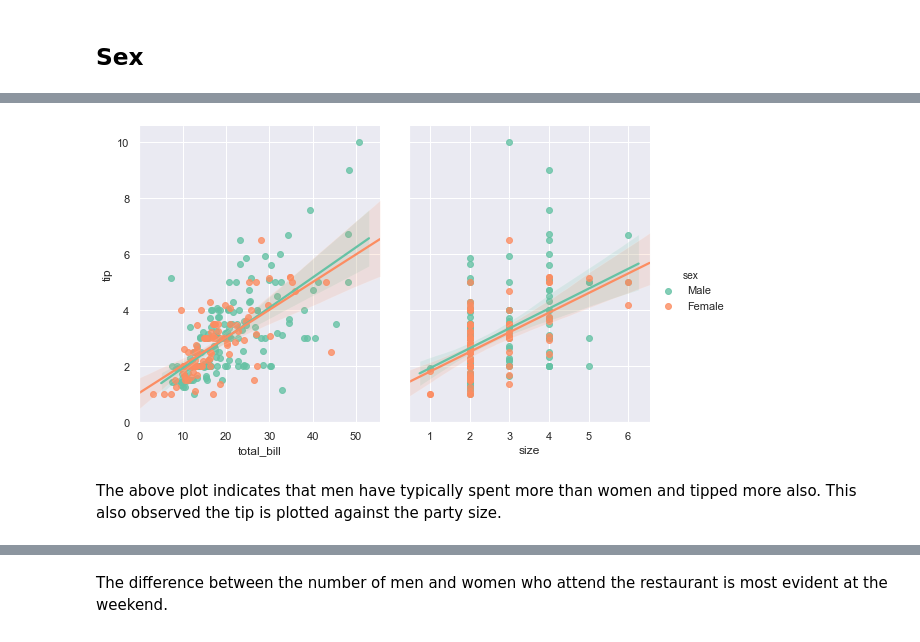
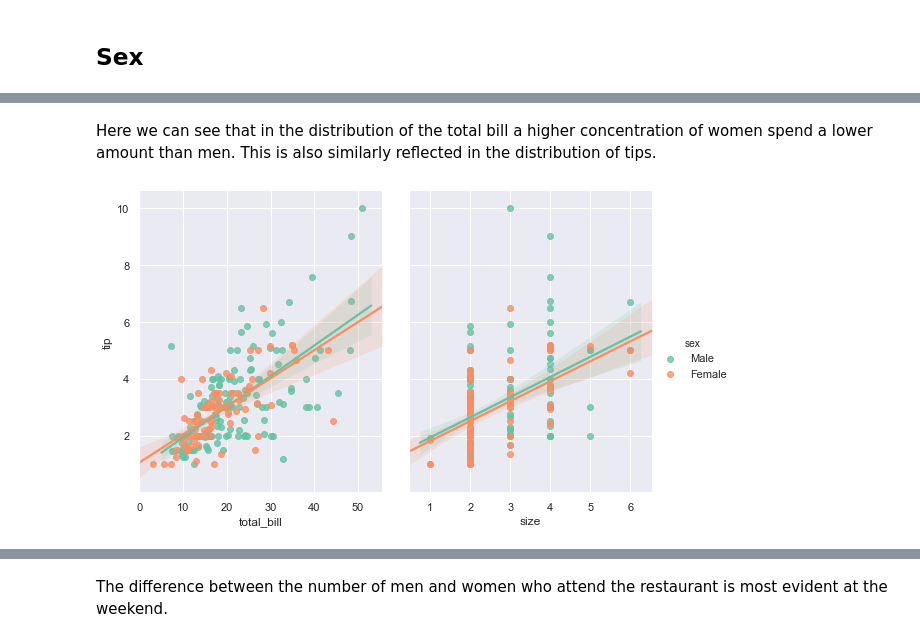
Before and after one commit to ANihill/Fundamentals-Assessment, a Jupyter notebook: Fundamentals of Data Analytics - Assessment.ipynb, the cells around one changed output, grey strips where cells are left out. Drawn from its saved outputs; the diff is of its cells as text; code cells hidden in the pictures.

```diff
--- a/Fundamentals of Data Analytics - Assessment.ipynb
+++ b/Fundamentals of Data Analytics - Assessment.ipynb
@@ -217,9 +225,9 @@ plt.title("Distribution of Male and Female Tips");
+# %% [markdown]
+Here we can see that in the distribution of the total bill a higher concentration of women spend a lower amount than men. This is also similarly reflected in the distribution of tips.
 # %%
 # pairplot with total bill and party six on x axis and tip on y axis
 # hue distinguishing between male and female
-sns.pairplot(tips, x_vars=["total_bill", "size"], y_vars=["tip"],
+sns.pairplot(df, x_vars=["total_bill", "size"], y_vars=["tip"],
              hue="sex", height=5, aspect=.8, kind="reg");
 # %% [output]
-[figure, old version]
+[figure, new version]
-# %% [markdown]
-The above plot indicates that men have typically spent more than women and tipped more also. This also observed the tip is plotted against the party size.
```
Also changed, not shown: parts of 40 cells of this notebook.
